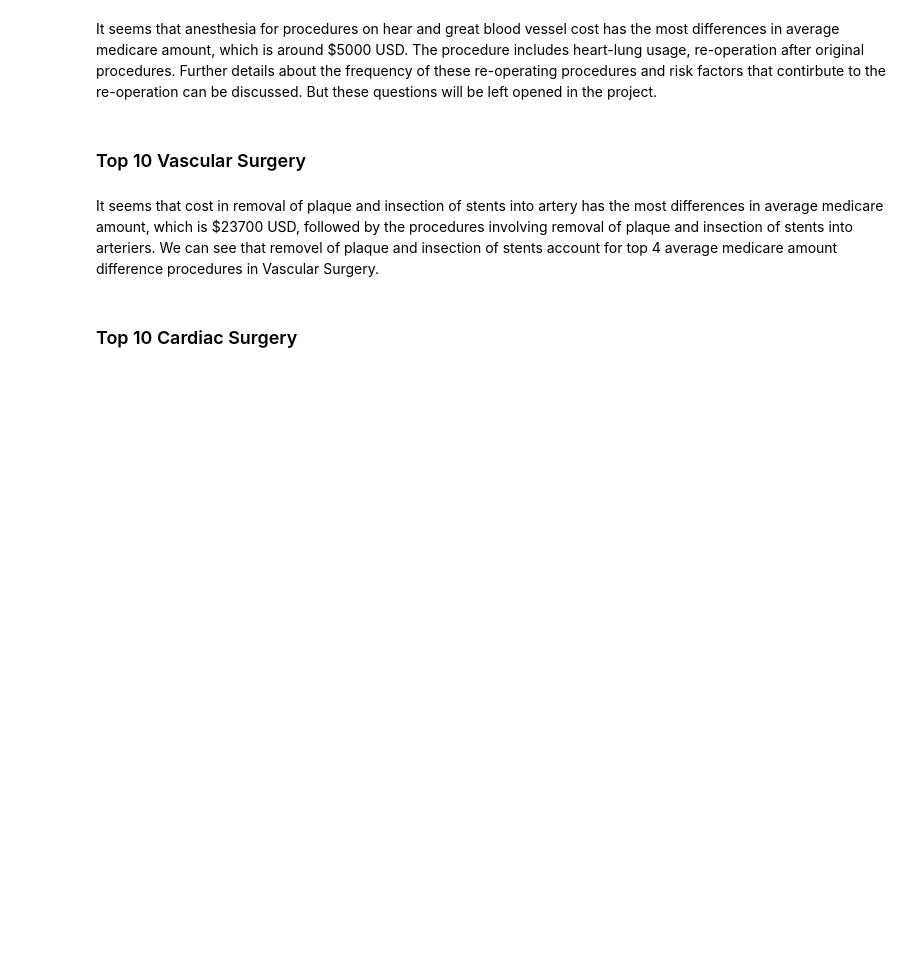
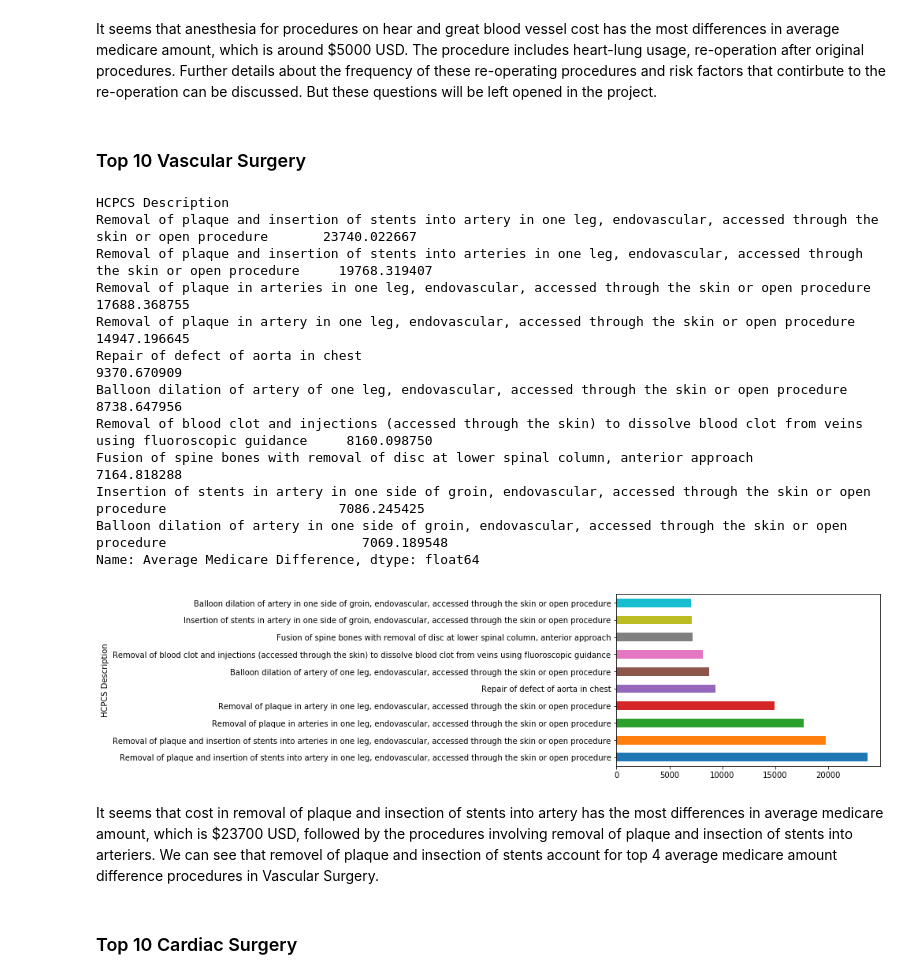
Before and after one commit to chvbs2000/SpringBoard, a Jupyter notebook: Capstone_Project1/analysis.ipynb, the cells around one changed output. Saved outputs shown, nothing was run; the diff lists cells and outputs as text; code cells hidden in the pictures; blank space fills up the shorter version.

```diff
--- a/Capstone_Project1/analysis.ipynb
+++ b/Capstone_Project1/analysis.ipynb
@@ -254,8 +312,22 @@ It seems that anesthesia for procedures on hear and great blood vessel cost has
 # %% [markdown]
 ### Top 10 Vascular Surgery
 # %%
-data_vas.groupby('HCPCS Description')['Average Medicare Difference'].mean().sort_values(ascending = False).head(10).plot(kind ="bar")
+data_vas.groupby('HCPCS Description')['Average Medicare Difference'].mean().sort_values(ascending = False).head(10).plot(kind ="barh")
 data_vas.groupby('HCPCS Description')['Average Medicare Difference'].mean().sort_values(ascending = False).head(10)
+# %% [output]
+HCPCS Description
+Removal of plaque and insertion of stents into artery in one leg, endovascular, accessed through the skin or open procedure       23740.022667
+Removal of plaque and insertion of stents into arteries in one leg, endovascular, accessed through the skin or open procedure     19768.319407
+Removal of plaque in arteries in one leg, endovascular, accessed through the skin or open procedure                               17688.368755
+Removal of plaque in artery in one leg, endovascular, accessed through the skin or open procedure                                 14947.196645
+Repair of defect of aorta in chest                                                                                                 9370.670909
+Balloon dilation of artery of one leg, endovascular, accessed through the skin or open procedure                                   8738.647956
+Removal of blood clot and injections (accessed through the skin) to dissolve blood clot from veins using fluoroscopic guidance     8160.098750
+Fusion of spine bones with removal of disc at lower spinal column, anterior approach                                               7164.818288
+Insertion of stents in artery in one side of groin, endovascular, accessed through the skin or open procedure                      7086.245425
+Balloon dilation of artery in one side of groin, endovascular, accessed through the skin or open procedure                         7069.189548
+Name: Average Medicare Difference, dtype: float64
+[figure, added]
 # %% [markdown]
 It seems that cost in removal of plaque and insection of stents into artery has the most differences in average medicare amount, which is $23700 USD, followed by the procedures involving removal of plaque and insection of stents into arteriers. We can see that removel of plaque and insection of stents account for top 4 average medicare amount difference procedures in Vascular Surgery.
 # %% [markdown]
```
Also changed, not shown: parts of 72 cells of this notebook.
